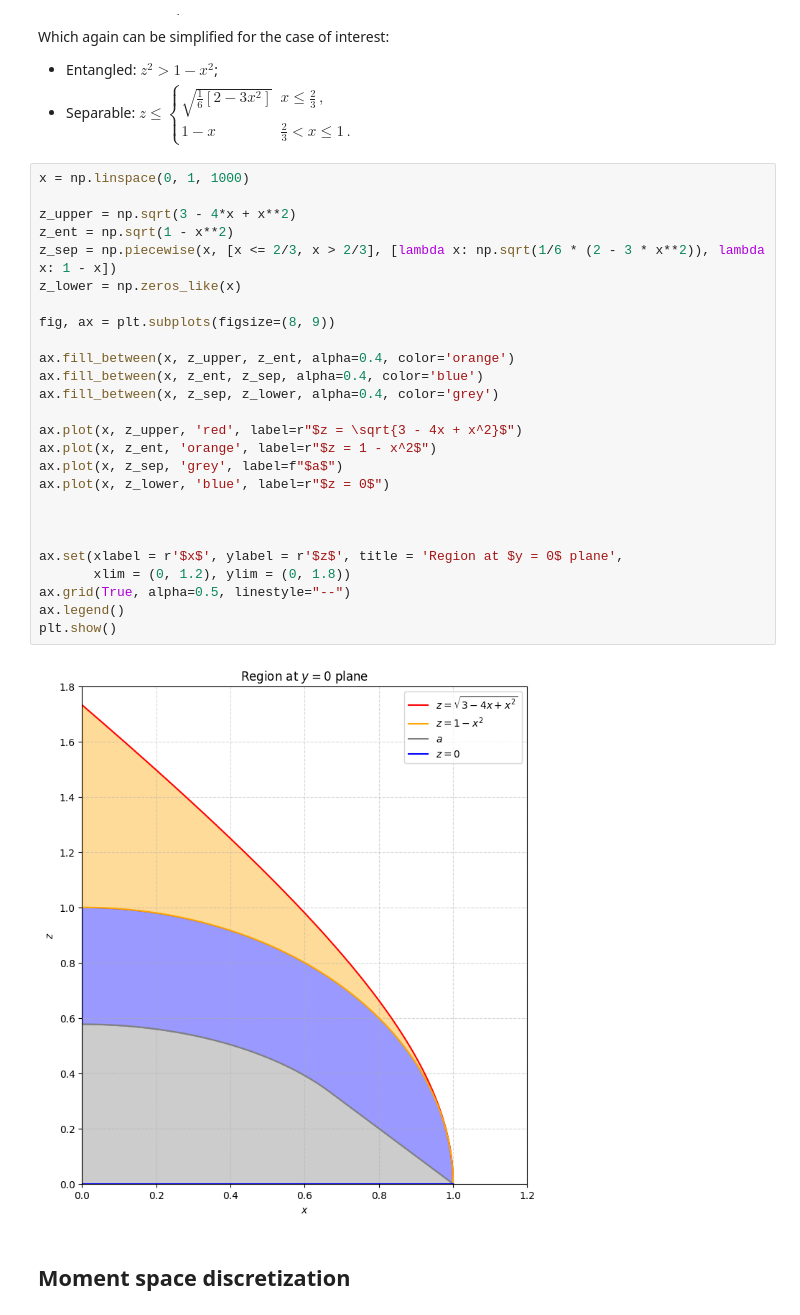
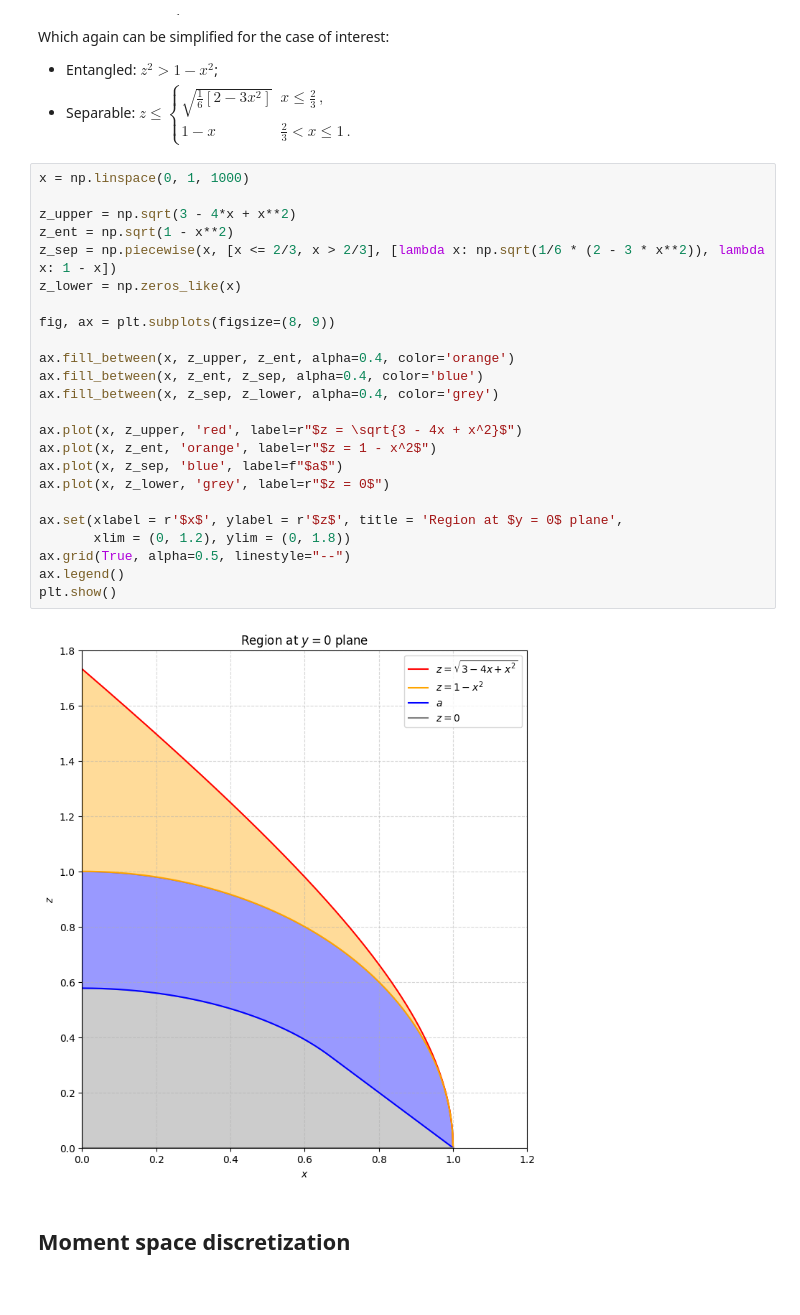
Before and after one commit to Garcia-Velo/-2024--bloch-lengths, a Jupyter notebook: notebooks/experiments/two_qubits/xz_plane.ipynb, the cells around one changed output. Saved outputs shown, nothing was run; the diff lists cells and outputs as text.

```diff
--- a/notebooks/experiments/two_qubits/xz_plane.ipynb
+++ b/notebooks/experiments/two_qubits/xz_plane.ipynb
@@ -57,31 +57,29 @@ Which again can be simplified for the case of interest:
 # %%
 x = np.linspace(0, 1, 1000)
 
 z_upper = np.sqrt(3 - 4*x + x**2)
 z_ent = np.sqrt(1 - x**2)
 z_sep = np.piecewise(x, [x <= 2/3, x > 2/3], [lambda x: np.sqrt(1/6 * (2 - 3 * x**2)), lambda x: 1 - x])
 z_lower = np.zeros_like(x)
 
 fig, ax = plt.subplots(figsize=(8, 9))
 
 ax.fill_between(x, z_upper, z_ent, alpha=0.4, color='orange')
 ax.fill_between(x, z_ent, z_sep, alpha=0.4, color='blue')
 ax.fill_between(x, z_sep, z_lower, alpha=0.4, color='grey')
 
 ax.plot(x, z_upper, 'red', label=r"$z = \sqrt{3 - 4x + x^2}$")
 ax.plot(x, z_ent, 'orange', label=r"$z = 1 - x^2$")
-ax.plot(x, z_sep, 'grey', label=f"$a$")
-ax.plot(x, z_lower, 'blue', label=r"$z = 0$")
-
-
+ax.plot(x, z_sep, 'blue', label=f"$a$")
+ax.plot(x, z_lower, 'grey', label=r"$z = 0$")
 
 ax.set(xlabel = r'$x$', ylabel = r'$z$', title = 'Region at $y = 0$ plane',
        xlim = (0, 1.2), ylim = (0, 1.8))
 ax.grid(True, alpha=0.5, linestyle="--")
 ax.legend()
 plt.show()
 # %% [output]
-[figure, old version]
+[figure, new version]
 # %% [markdown]
 ## Moment space discretization
 # %%
```
Also changed, not shown: 6 other files.
